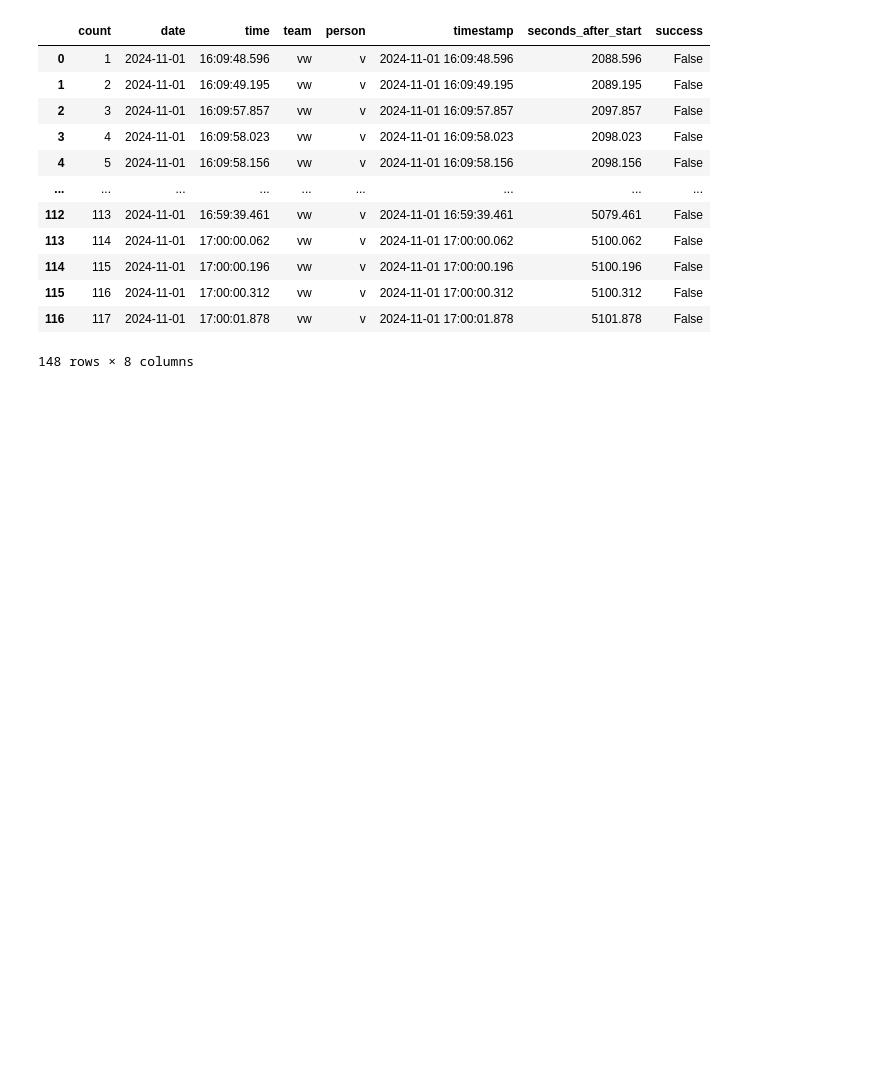
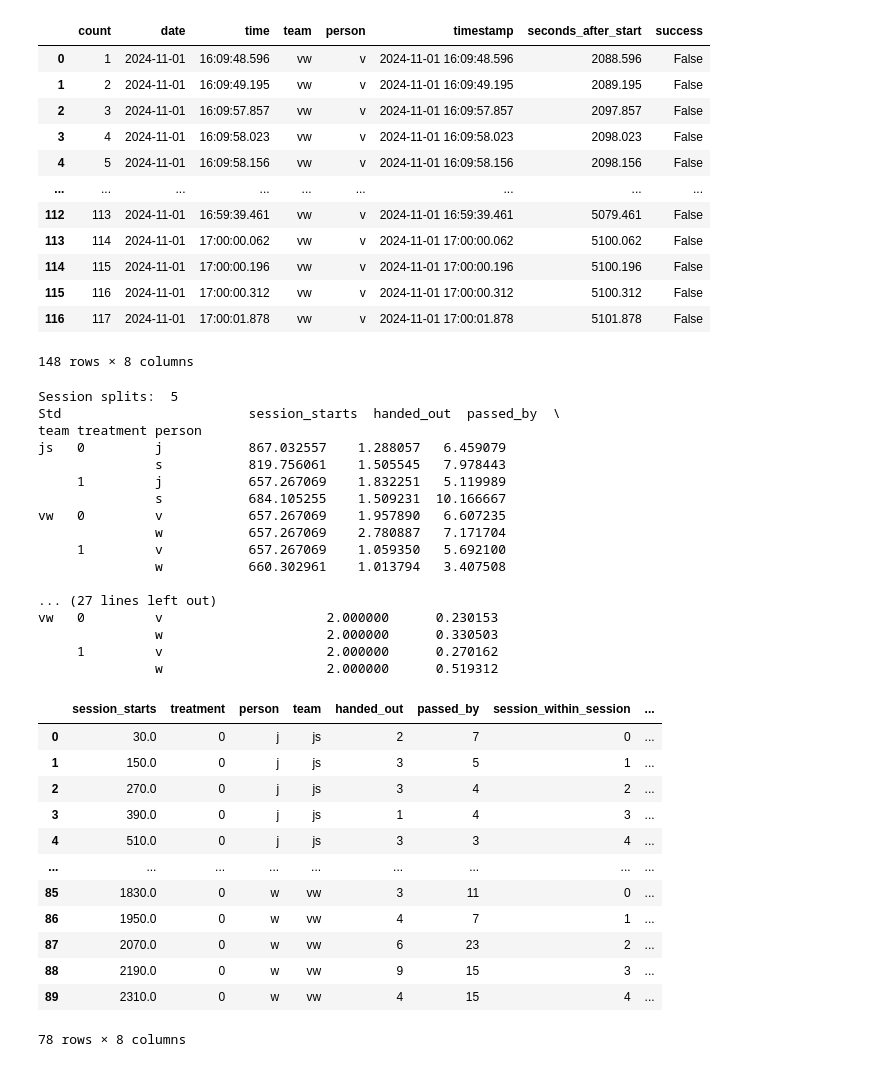
Before and after one commit to julianstrietzel/experiments_power_analysis, a Jupyter notebook: exp_2/data_formation.ipynb, the cells around one changed output. Saved outputs shown, nothing was run; the diff lists cells and outputs as text; code cells hidden in the pictures; blank space fills up the shorter version.

Commit message:
Data, han dling and analysis of session 2

```diff
--- a/exp_2_1/data_formation.ipynb
+++ b/exp_2/data_formation.ipynb
@@ -356,0 +463,34 @@ v_passed_second_half
+# %%
+export = parse_data_to_session_second(5)
+export.
+# %% [output]
+Session splits:  5
+Std                        session_starts  handed_out  passed_by  \
+team treatment person
+js   0         j           867.032557    1.288057   6.459079
+               s           819.756061    1.505545   7.978443
+     1         j           657.267069    1.832251   5.119989
+               s           684.105255    1.509231  10.166667
+vw   0         v           657.267069    1.957890   6.607235
+               w           657.267069    2.780887   7.171704
+     1         v           657.267069    1.059350   5.692100
+               w           660.302961    1.013794   3.407508
+
+... (27 lines left out)
+vw   0         v                     2.000000      0.230153
+               w                     2.000000      0.330503
+     1         v                     2.000000      0.270162
+               w                     2.000000      0.519312
+|  | session_starts | treatment | person | team | handed_out | passed_by | session_within_session | ... |
+| 0 | 30.0 | 0 | j | js | 2 | 7 | 0 | ... |
+| 1 | 150.0 | 0 | j | js | 3 | 5 | 1 | ... |
+| 2 | 270.0 | 0 | j | js | 3 | 4 | 2 | ... |
+| 3 | 390.0 | 0 | j | js | 1 | 4 | 3 | ... |
+| 4 | 510.0 | 0 | j | js | 3 | 3 | 4 | ... |
+| ... | ... | ... | ... | ... | ... | ... | ... | ... |
+| 85 | 1830.0 | 0 | w | vw | 3 | 11 | 0 | ... |
+| 86 | 1950.0 | 0 | w | vw | 4 | 7 | 1 | ... |
+| 87 | 2070.0 | 0 | w | vw | 6 | 23 | 2 | ... |
+| 88 | 2190.0 | 0 | w | vw | 9 | 15 | 3 | ... |
+| 89 | 2310.0 | 0 | w | vw | 4 | 15 | 4 | ... |
+78 rows × 8 columns
```
Also changed, not shown: parts of 8 cells of this notebook, 30 other files.
